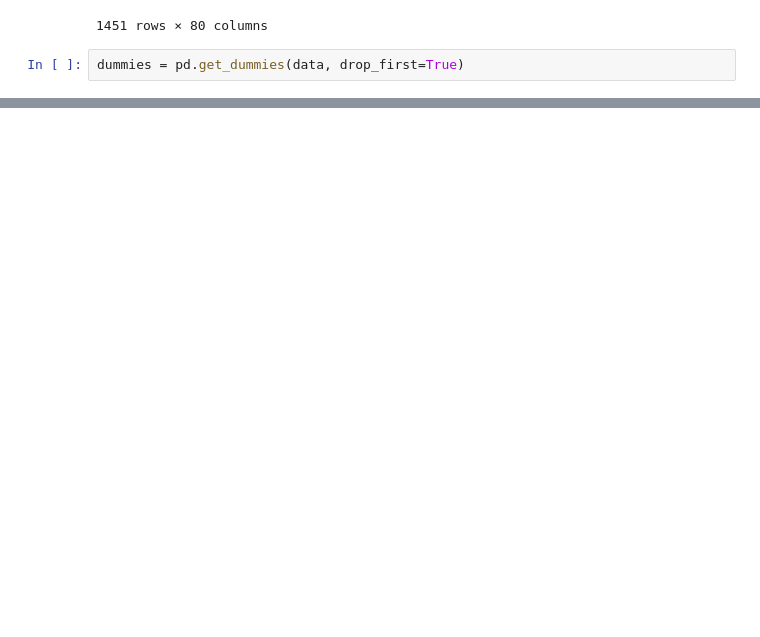
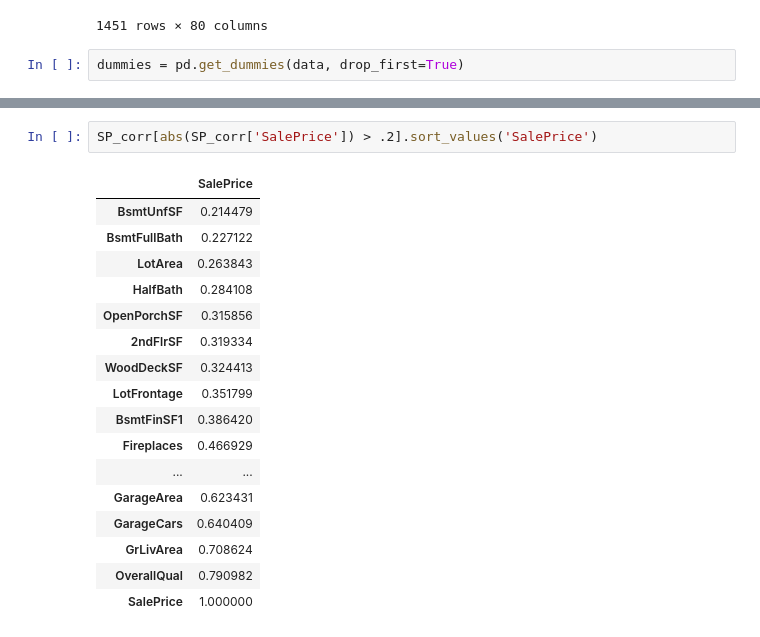
Before and after one commit to jackng310/KaggleProject, a Jupyter notebook: FeatureEngineering_Jack.ipynb, the cells around one changed output, grey strips where cells are left out. Drawn from its saved outputs; the diff is of its cells as text; blank space fills up the shorter version.

```diff
--- a/FeatureEngineering_Jack.ipynb
+++ b/FeatureEngineering_Jack.ipynb
@@ -184,0 +245,20 @@ dummies
+# %%
+SP_corr[abs(SP_corr['SalePrice']) > .2].sort_values('SalePrice')
+# %% [output]
+|  | SalePrice |
+| BsmtUnfSF | 0.214479 |
+| BsmtFullBath | 0.227122 |
+| LotArea | 0.263843 |
+| HalfBath | 0.284108 |
+| OpenPorchSF | 0.315856 |
+| 2ndFlrSF | 0.319334 |
+| WoodDeckSF | 0.324413 |
+| LotFrontage | 0.351799 |
+| BsmtFinSF1 | 0.386420 |
+| Fireplaces | 0.466929 |
+| ... | ... |
+| GarageArea | 0.623431 |
+| GarageCars | 0.640409 |
+| GrLivArea | 0.708624 |
+| OverallQual | 0.790982 |
+| SalePrice | 1.000000 |
```
Also changed, not shown: parts of 20 cells of this notebook, 1 other file.
